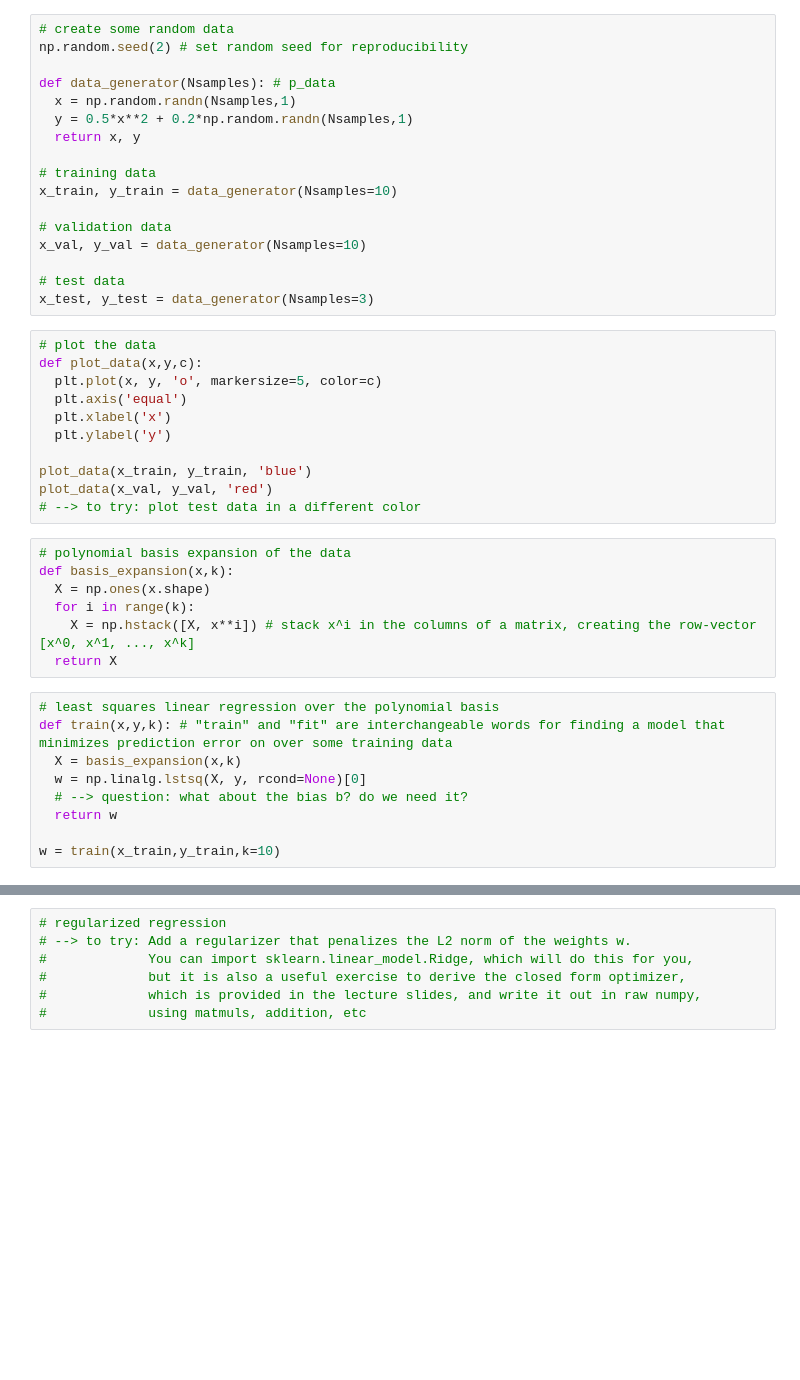
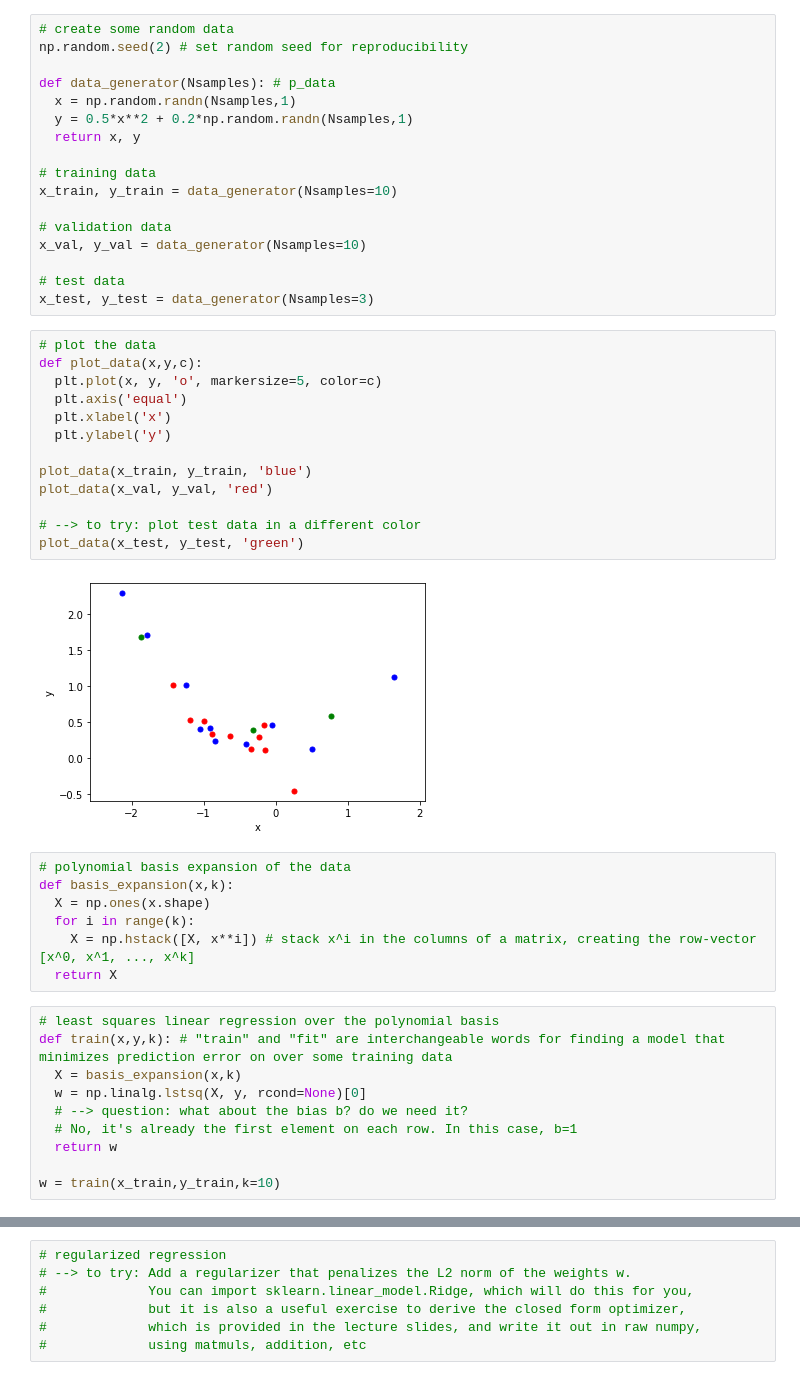
Before and after one commit to dhsilva2912/MIT_ComputerVision, a Jupyter notebook: the_problem_of_generalization.ipynb, the cells around one changed output, grey strips where cells are left out. Saved outputs shown, nothing was run; the diff lists cells and outputs as text; blank space fills up the shorter version.

```diff
--- a/the_problem_of_generalization.ipynb
+++ b/the_problem_of_generalization.ipynb
@@ -23,14 +23,18 @@ x_test, y_test = data_generator(Nsamples=3)
 # %%
 # plot the data
 def plot_data(x,y,c):
   plt.plot(x, y, 'o', markersize=5, color=c)
   plt.axis('equal')
   plt.xlabel('x')
   plt.ylabel('y')
 
 plot_data(x_train, y_train, 'blue')
 plot_data(x_val, y_val, 'red')
+
 # --> to try: plot test data in a different color
+plot_data(x_test, y_test, 'green')
+# %% [output]
+[figure, added]
 # %%
 # polynomial basis expansion of the data
 def basis_expansion(x,k):
@@ -44,6 +48,7 @@ def train(x,y,k): # "train" and "fit" are interchangeable words for finding a mo
   X = basis_expansion(x,k)
   w = np.linalg.lstsq(X, y, rcond=None)[0]
   # --> question: what about the bias b? do we need it?
+  # No, it's already the first element on each row. In this case, b=1
   return w
 
 w = train(x_train,y_train,k=10)
```
Also changed, not shown: parts of 3 cells of this notebook.
